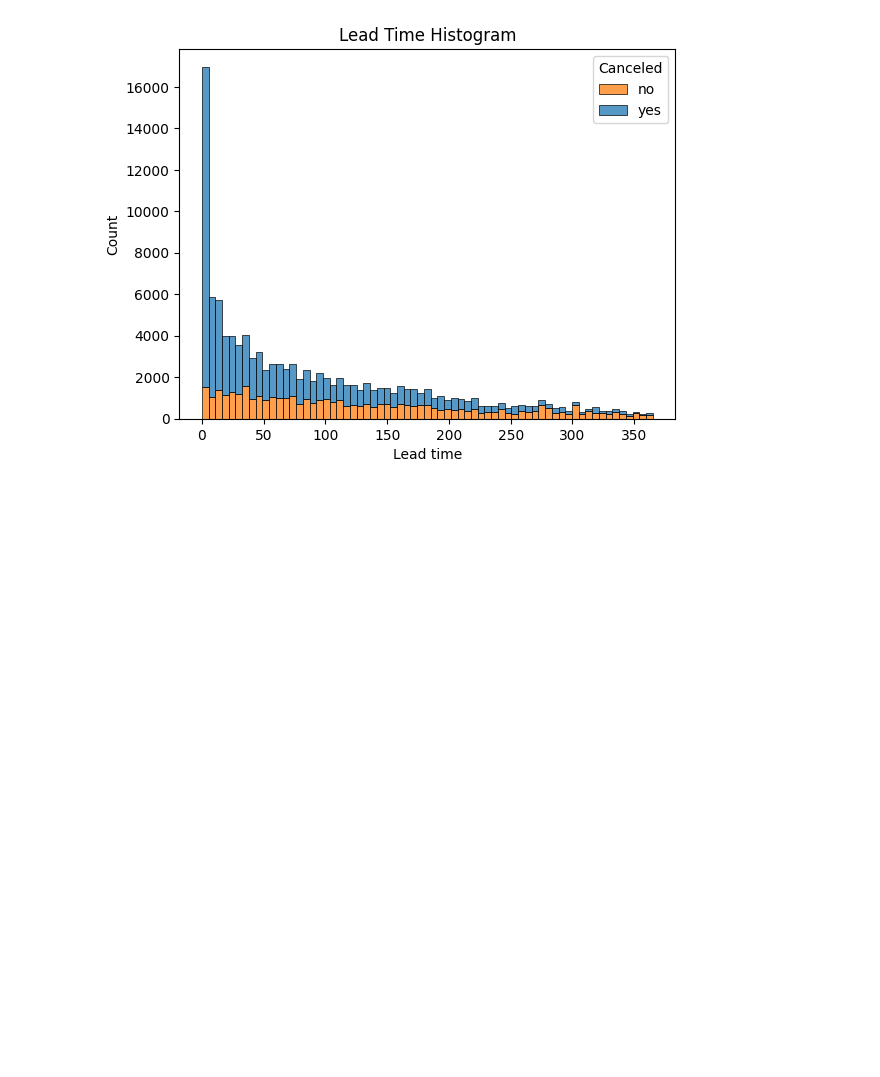
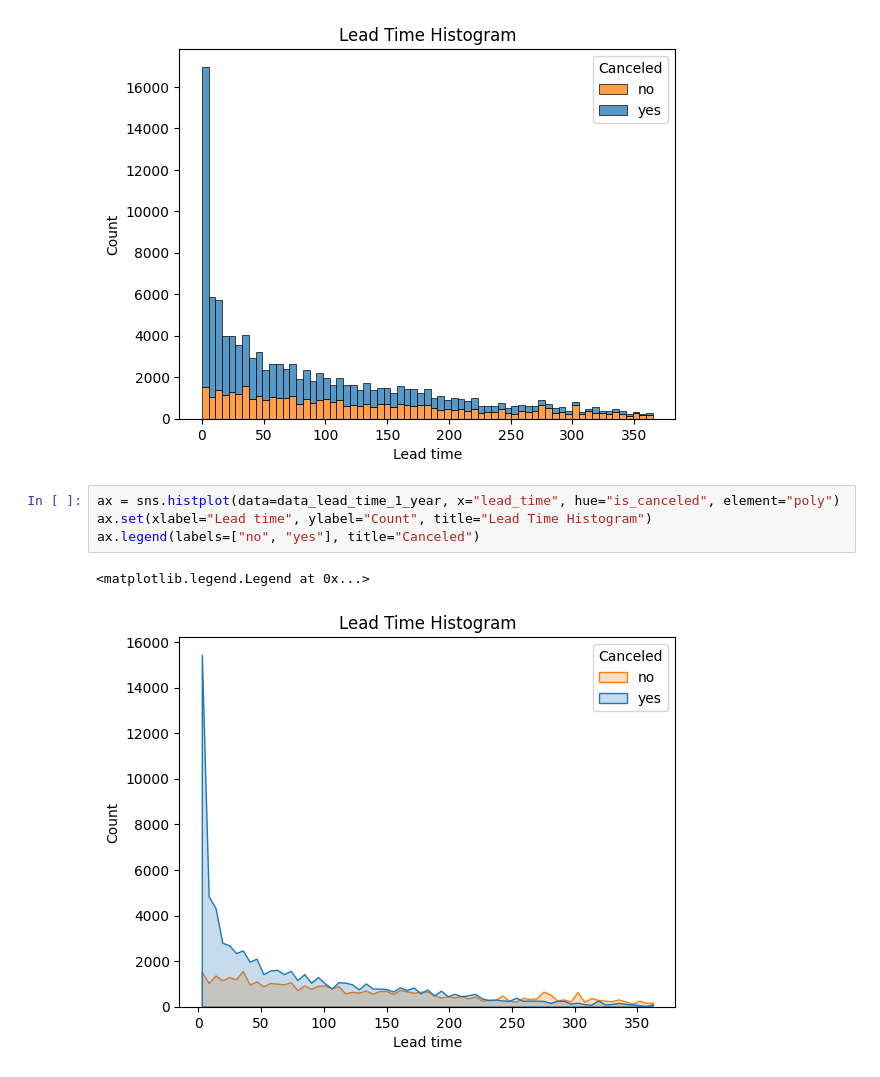
Before and after one commit to pesikj/PythonProDataScience, a Jupyter notebook: 01/lekce.ipynb, the cells around one changed output. Saved outputs shown, nothing was run; the diff lists cells and outputs as text; blank space fills up the shorter version.

```diff
--- a/01/lekce.ipynb
+++ b/01/lekce.ipynb
@@ -275,3 +286,10 @@ ax.legend(labels=["no", "yes"], title="Canceled")
 # %% [output]
 <matplotlib.legend.Legend at 0x...>
 [figure]
+# %%
+ax = sns.histplot(data=data_lead_time_1_year, x="lead_time", hue="is_canceled", element="poly")
+ax.set(xlabel="Lead time", ylabel="Count", title="Lead Time Histogram")
+ax.legend(labels=["no", "yes"], title="Canceled")
+# %% [output]
+<matplotlib.legend.Legend at 0x...>
+[figure, added]
```
Also changed, not shown: parts of 7 cells of this notebook, 9 other files.
